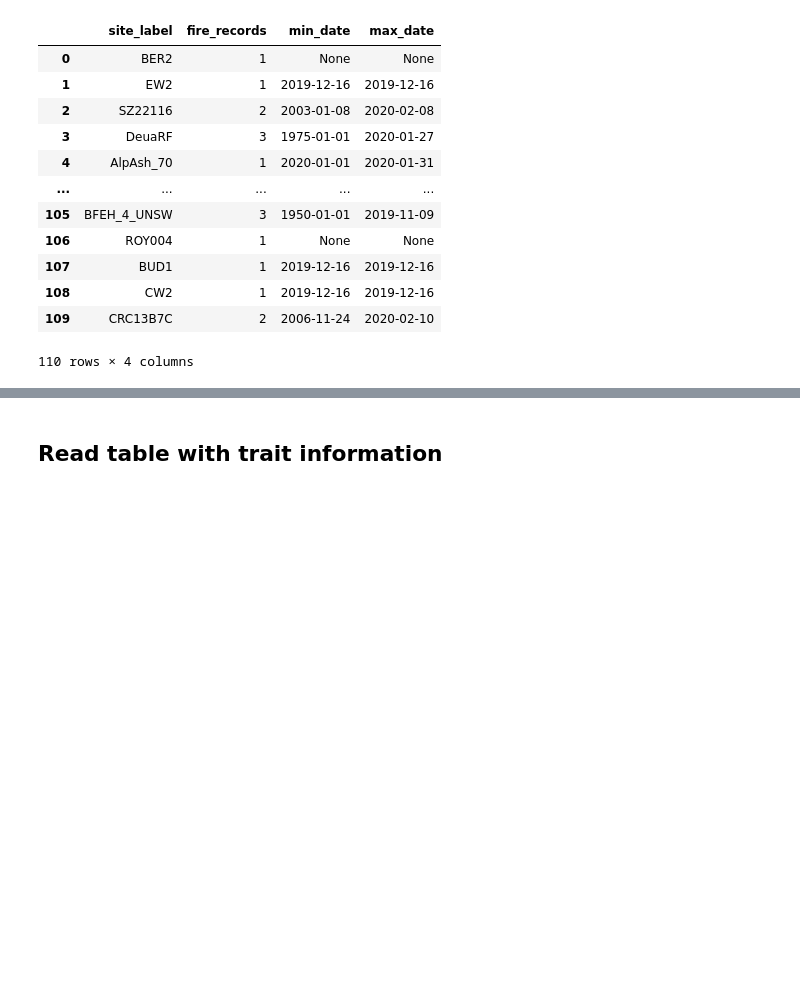
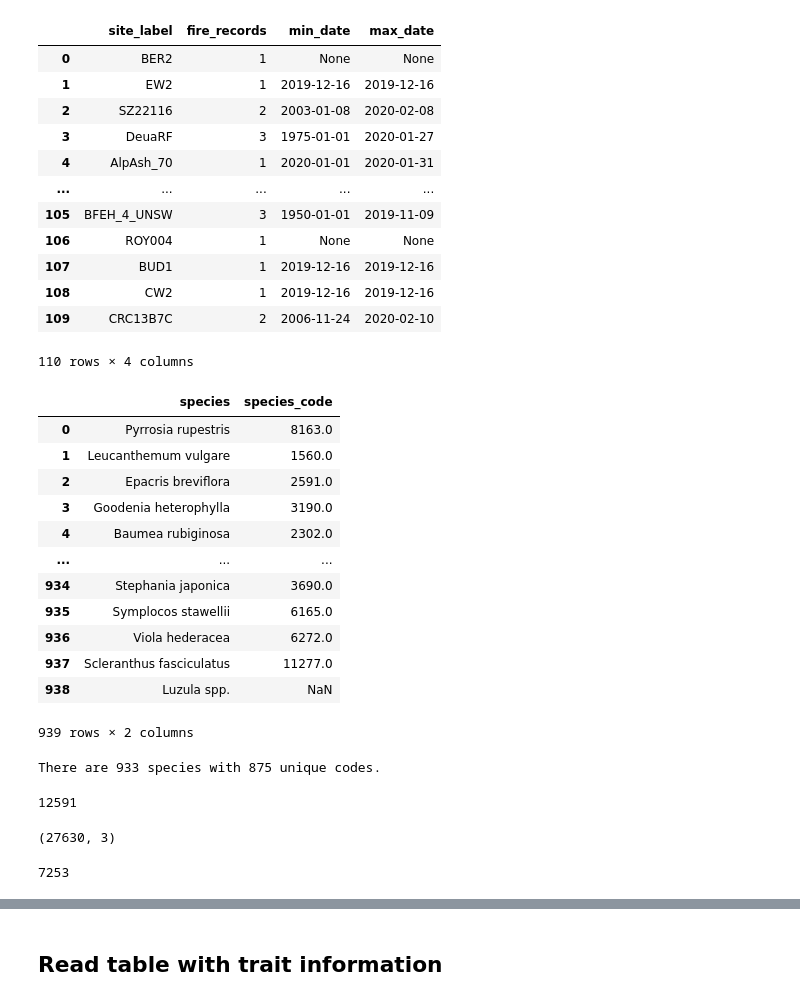
Before and after one commit to ces-unsw-edu-au/fireveg-db-imports, a Jupyter notebook: python/Summary-database-status/00-Status-Imports.ipynb, the cells around one changed output, grey strips where cells are left out. Saved outputs shown, nothing was run; the diff lists cells and outputs as text; code cells hidden in the pictures; blank space fills up the shorter version.

```diff
--- a/python/Summary-database-status/00-Status-Imports.ipynb
+++ b/python/Summary-database-status/00-Status-Imports.ipynb
@@ -168,3 +168,39 @@ fire_history
 | 108 | CW2 | 1 | 2019-12-16 | 2019-12-16 |
 | 109 | CRC13B7C | 2 | 2006-11-24 | 2020-02-10 |
 110 rows × 4 columns
+# %%
+qry = """
+SELECT DISTINCT species,species_code
+FROM form.quadrat_samples
+;
+"""
+colnames=['species','species_code']
+res = dbquery(qry,dbparams)
+quadrats = pd.DataFrame(res,columns=colnames)
+# %%
+quadrats
+# %% [output]
+|  | species | species_code |
+| 0 | Pyrrosia rupestris | 8163.0 |
+| 1 | Leucanthemum vulgare | 1560.0 |
+| 2 | Epacris breviflora | 2591.0 |
+| 3 | Goodenia heterophylla | 3190.0 |
+| 4 | Baumea rubiginosa | 2302.0 |
+| ... | ... | ... |
+| 934 | Stephania japonica | 3690.0 |
+| 935 | Symplocos stawellii | 6165.0 |
+| 936 | Viola hederacea | 6272.0 |
+| 937 | Scleranthus fasciculatus | 11277.0 |
+| 938 | Luzula spp. | NaN |
+939 rows × 2 columns
+# %%
+msg="""
+There are {} species with {} unique codes.
+"""
+
+print(msg.format(
+    quadrats.species.unique().size,
+    quadrats.species_code.unique().size
+))
+# %% [output]
+There are 933 species with 875 unique codes.
@@ -170,0 +228,12 @@ fire_history
+# %%
+lit_traits.species.unique().size
+# %% [output]
+12591
+# %%
+lit_traits.shape
+# %% [output]
+(27630, 3)
+# %%
+lit_traits.species_code.unique().size
+# %% [output]
+7253
```
Also changed, not shown: parts of 2 cells of this notebook, 3 other files.
